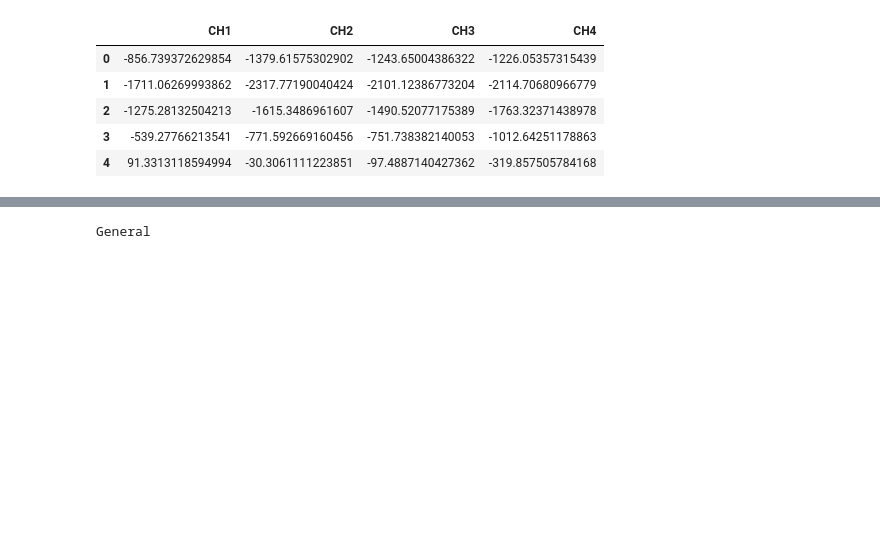
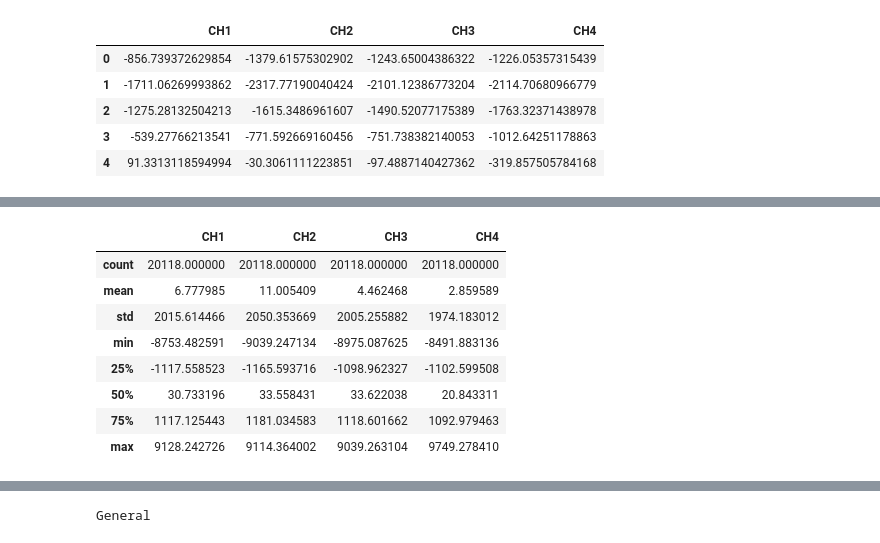
Before and after one commit to frhnfrnk/capstone, a Jupyter notebook: classification/convert.ipynb, the cells around one changed output, grey strips where cells are left out. Cells and saved outputs as stored; diff of their text form; code cells hidden in the pictures; blank space fills up the shorter version.

```diff
--- a/classification/convert.ipynb
+++ b/classification/convert.ipynb
@@ -55,3 +96,6 @@ See the caveats in the documentation: https://pandas.pydata.org/pandas-docs/stab
 | 2 | -1275.28132504213 | -1615.3486961607 | -1490.52077175389 | -1763.32371438978 |
 | 3 | -539.27766213541 | -771.592669160456 | -751.738382140053 | -1012.64251178863 |
 | 4 | 91.3313118594994 | -30.3061111223851 | -97.4887140427362 | -319.857505784168 |
+# %%
+df = df.astype(float)
+df.info()
@@ -58,3 +114,15 @@ See the caveats in the documentation: https://pandas.pydata.org/pandas-docs/stab
+# %%
+df.describe()
+# %% [output]
+|  | CH1 | CH2 | CH3 | CH4 |
+| count | 20118.000000 | 20118.000000 | 20118.000000 | 20118.000000 |
+| mean | 6.777985 | 11.005409 | 4.462468 | 2.859589 |
+| std | 2015.614466 | 2050.353669 | 2005.255882 | 1974.183012 |
+| min | -8753.482591 | -9039.247134 | -8975.087625 | -8491.883136 |
+| 25% | -1117.558523 | -1165.593716 | -1098.962327 | -1102.599508 |
+| 50% | 30.733196 | 33.558431 | 33.622038 | 20.843311 |
+| 75% | 1117.125443 | 1181.034583 | 1118.601662 | 1092.979463 |
+| max | 9128.242726 | 9114.364002 | 9039.263104 | 9749.278410 |
 # %%
 # scaler
 from sklearn.preprocessing import StandardScaler # type: ignore
```
Also changed, not shown: parts of 9 cells of this notebook, 8 other files.
